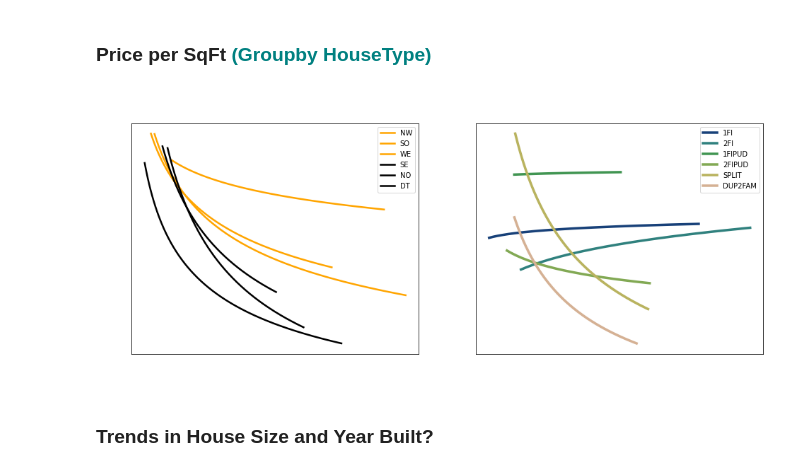
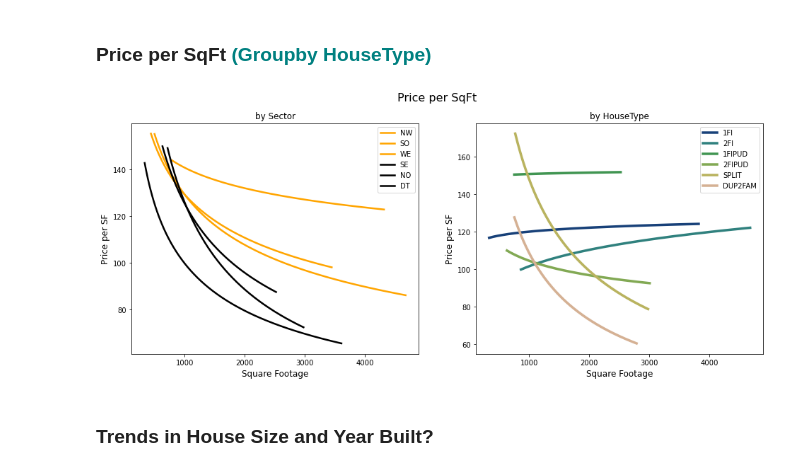
Before and after one commit to dnie44/nycdatascience_ML_project, a Jupyter notebook: daniel/2_EDA_land_general_size_feats.ipynb, the cells around one changed output. Drawn from its saved outputs; the diff is of its cells as text; code cells hidden in the pictures.

```diff
--- a/daniel/2_EDA_land_general_size_feats.ipynb
+++ b/daniel/2_EDA_land_general_size_feats.ipynb
@@ -126,7 +126,7 @@ for idx, COL in enumerate(landfeats.drop('LotArea', axis=1).columns):
 # %%
 general = data[['MSSubClass','MasVnrType', 'MasVnrArea', 'BldgType',
                 'HouseStyle', 'YearBuilt', 'YearRemodAdd',
-                'OverallQual', 'OverallCond']]
+                'OverallQual', 'OverallCond','Prop_Addr']]
 # %%
 general.head(3)
 # %% [output]
@@ -393,28 +416,28 @@ for housetype in general.MSSubClass.unique():
 type_pxperSF = pd.DataFrame(pxperSF)
 # %%
 fig, (ax1, ax2) = plt.subplots(1, 2, figsize=(16,6))
-fig.suptitle('Price per SqFt', size=16,  color='white')
+fig.suptitle('Price per SqFt', size=16,  color='black')
 
 for sector, color in zip(sec_order,['orange','orange','orange','k','k','k']):
     sns.lineplot(ax=ax1, x=sector_pxperSF.index, y=sector ,data=sector_pxperSF,
                  color=color, label=sector, linewidth=2.5);
-    ax1.set_title('by Sector', color='white')
+    ax1.set_title('by Sector', color='black')
     ax1.set_ylabel('Price per SF', size=12)
     ax1.set_xlabel('Square Footage', size=12)
-    ax1.xaxis.label.set_color('white')
-    ax1.yaxis.label.set_color('white')
-    ax1.tick_params(colors='white', which='both')
+    #ax1.xaxis.label.set_color('white')
+    #ax1.yaxis.label.set_color('white')
+    #ax1.tick_params(colors='white', which='both')
 for housetype in type_order:
     sns.lineplot(ax=ax2, x=type_pxperSF.index, y=housetype ,data=type_pxperSF,
                  label=housetype, linewidth=3.5);
-    ax2.set_title('by HouseType', color='white')
+    ax2.set_title('by HouseType', color='black')
     ax2.set_ylabel('Price per SF', size=12)
     ax2.set_xlabel('Square Footage', size=12)
-    ax2.xaxis.label.set_color('white')
-    ax2.yaxis.label.set_color('white')
-    ax2.tick_params(colors='white', which='both')
+    #ax2.xaxis.label.set_color('white')
+    #ax2.yaxis.label.set_color('white')
+    #ax2.tick_params(colors='white', which='both')
 # %% [output]
-[figure, old version]
+[figure, new version]
 # %% [markdown]
 ### Trends in House Size and Year Built?
 # %%
```
Also changed, not shown: parts of 9 cells of this notebook, 16 other files.
